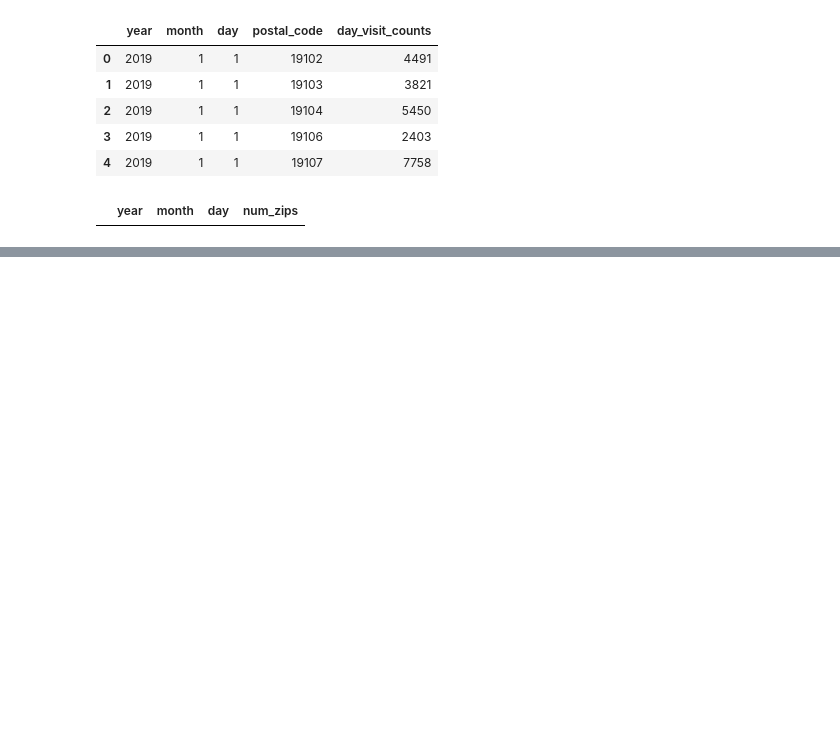
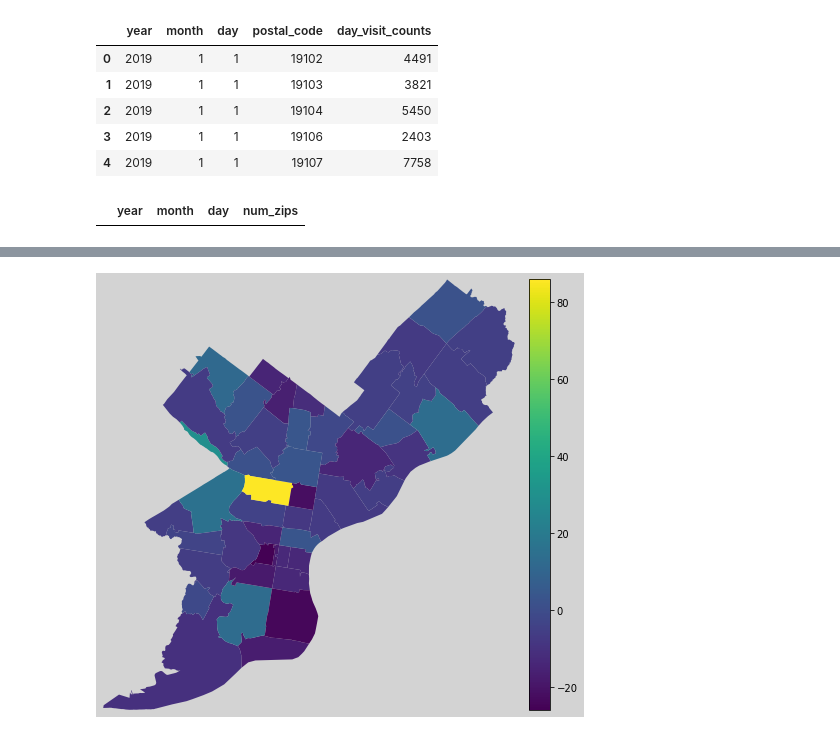
Before and after one commit to hkronenb/HK_DATS_Practicum, a Jupyter notebook: notebooks/PhillyPatternsNormalization.ipynb, the cells around one changed output, grey strips where cells are left out. Saved outputs shown, nothing was run; the diff lists cells and outputs as text; code cells hidden in the pictures; blank space fills up the shorter version.

```diff
--- a/notebooks/PhillyPatternsNormalization.ipynb
+++ b/notebooks/PhillyPatternsNormalization.ipynb
@@ -117,6 +129,4 @@ philly_patterns_df.dtypes
 # %%
-philly_patterns_df['day_visits_normalized'] = philly_patterns_df['day_visit_counts']/philly_patterns_df['total_devices_seen']
+zip_data['day_visits_normalized'] = zip_data['day_visit_counts']/zip_data['total_devices_seen']
-# %%
-zip_data = philly_patterns_df[['year','month','postal_code','day_visit_counts','day_visits_normalized']].groupby(['year','month','postal_code']).agg('sum').reset_index()
 # %%
 zip_data.head()
@@ -137,10 +153,14 @@ zip_data = zip_data[zip_data['year'] == 2020].merge(
     on = ['month','postal_code'],
     suffixes = ("_2020","_2019"))
 # %%
+# Because the normalized or relative visit counts are hard to interpret,
+# we will plot percent differences instead of absolute differences.
 metrics = ['visits', 'visits_normalized', 'visits_relative', 'visits_normalized_relative']
 for metric in metrics:
     plot_col = metric + '_dif'
     zip_data[plot_col] = zip_data[metric+'_2020'] - zip_data[metric + '_2019']
+    plot_col = plot_col + '_pct'
+    zip_data[plot_col] = (100*zip_data[metric+'_dif'])/zip_data[metric + '_2019']
 # %%
 zip_data = zip_data.drop(columns = ['year_2020','year_2019'])
 # %%
@@ -192,0 +272,10 @@ zip_data.postal_code.unique()
+# %%
+zip_app = Change_visits(name = "")
+# %%
+zip_title = '### Impact on foot traffic'
+zip_panel = pn.Column(
+    pn.Row(
+        pn.Column(zip_title, zip_app.make_subtitle, pn.Param(zip_app.param))
+    ), zip_app.make_zip_plot )
+# %% [output]
+[figure, added]
```
Also changed, not shown: parts of 33 cells of this notebook, 4 other files.
